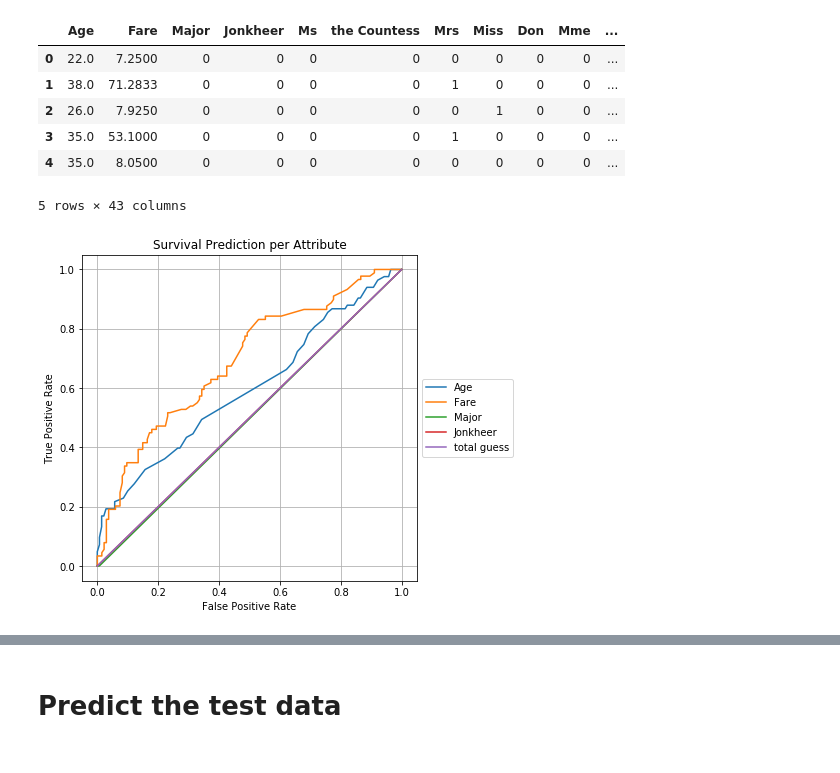
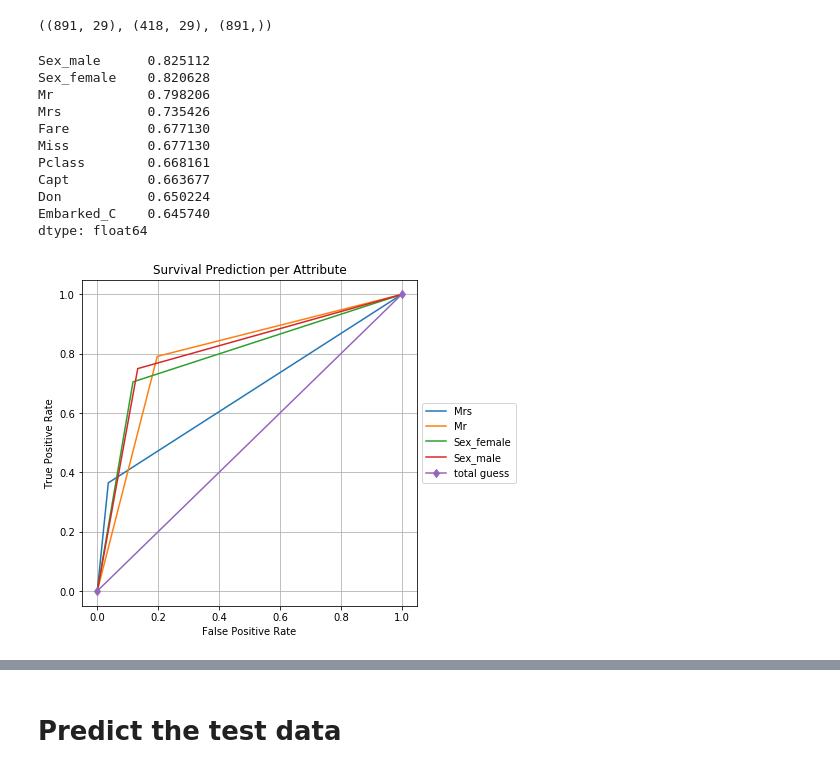
Before and after one commit to csun-data-science-bootcamp-19/Team1, a Jupyter notebook: 2 Model testing.ipynb, the cells around one changed output, grey strips where cells are left out. Drawn from its saved outputs; the diff is of its cells as text; code cells hidden in the pictures.

```diff
--- a/2 Model testing.ipynb
+++ b/2 Model testing.ipynb
@@ -24,13 +24,7 @@ datatest = pd.read_csv('cl_test.csv')
 X = datatrain.drop(columns=['Survived'])
 Y = datatrain['Survived']
 Xt = datatest
-# %%
-X.head()
-# %% [output]
-|  | Age | Fare | Major | Jonkheer | Ms | the Countess | Mrs | Miss | Don | Mme | ... |
-| 0 | 22.0 | 7.2500 | 0 | 0 | 0 | 0 | 0 | 0 | 0 | 0 | ... |
-| 1 | 38.0 | 71.2833 | 0 | 0 | 0 | 0 | 1 | 0 | 0 | 0 | ... |
-| 2 | 26.0 | 7.9250 | 0 | 0 | 0 | 0 | 0 | 1 | 0 | 0 | ... |
-| 3 | 35.0 | 53.1000 | 0 | 0 | 0 | 0 | 1 | 0 | 0 | 0 | ... |
-| 4 | 35.0 | 8.0500 | 0 | 0 | 0 | 0 | 0 | 0 | 0 | 0 | ... |
-5 rows × 43 columns
+# %%
+X.shape, Xt.shape, Y.shape
+# %% [output]
+((891, 29), (418, 29), (891,))
@@ -37,23 +35,38 @@ X.head()
 # %%
+thres = 0.68
 temp_acc = pd.Series()
+
 for c in X.columns.tolist():
     tempX = np.array(X[c]).reshape(-1, 1)
     XTRAIN, XTEST, YTRAIN, YTEST = train_test_split(tempX, Y)
     my_model = LogisticRegression(solver='liblinear').fit(XTRAIN, YTRAIN)
     model_prediction = my_model.predict(XTEST)
     acc = accuracy_score(YTEST, model_prediction)
-    if acc < 0.5799: break
     temp_acc[c] = acc
-    SY = my_model.predict_proba(XTEST)[:,1] # second column = probability
-    SFPR, STPR, STHRESH = roc_curve(YTEST, SY)
-    plt.plot(SFPR, STPR, label=c)
+    if acc > thres:
+        SY = my_model.predict_proba(XTEST)[:,1] # second column = probability
+        SFPR, STPR, STHRESH = roc_curve(YTEST, SY)
+        plt.plot(SFPR, STPR, label=c)
 
-plt.plot([0,1],[0,1], label='total guess')
+plt.plot([0,1],[0,1], label='total guess', marker='d')
 plt.xlabel("False Positive Rate")
 plt.ylabel("True Positive Rate")
 plt.title("Survival Prediction per Attribute")
 plt.legend(loc='center left', bbox_to_anchor=(1, 0.5))
 plt.grid()
 plt.gcf().set_size_inches(6,6)
+
+temp_acc.sort_values(ascending=False)[:10]
 # %% [output]
+Sex_male      0.825112
+Sex_female    0.820628
+Mr            0.798206
+Mrs           0.735426
+Fare          0.677130
+Miss          0.677130
+Pclass        0.668161
+Capt          0.663677
+Don           0.650224
+Embarked_C    0.645740
+dtype: float64
-[figure, old version]
+[figure, new version]
```
Also changed, not shown: parts of 18 cells of this notebook, 4 other files.
